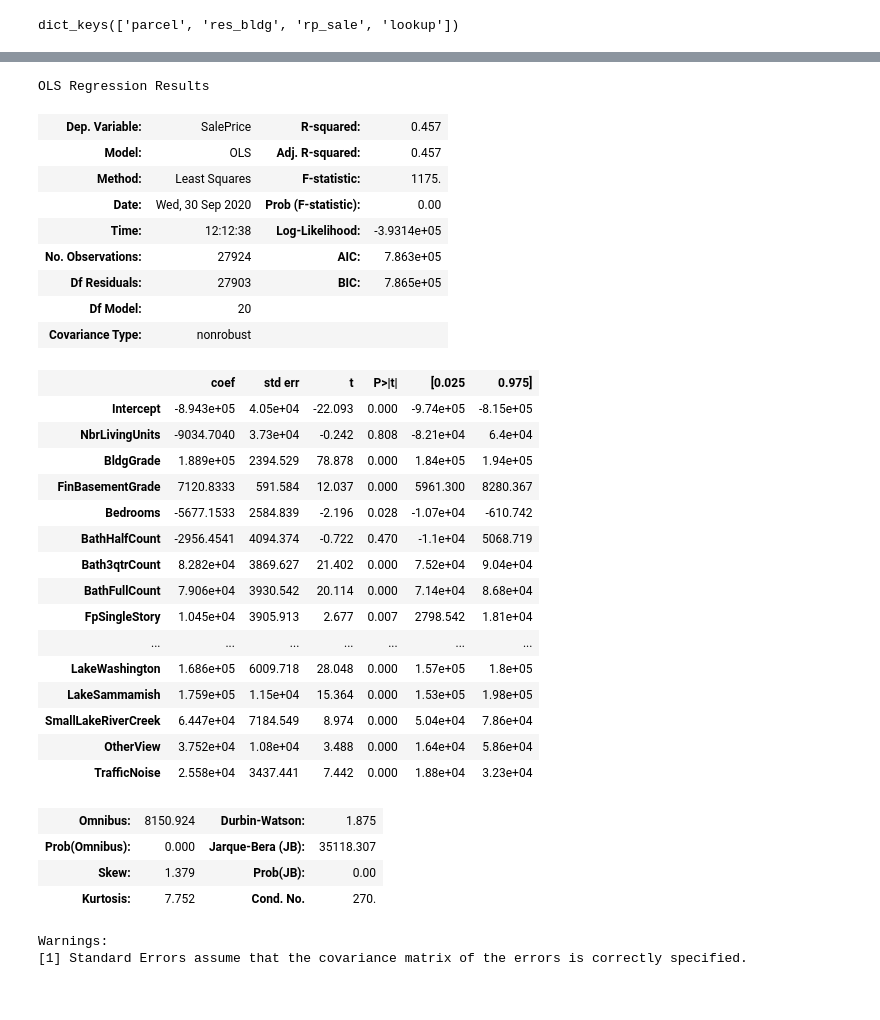
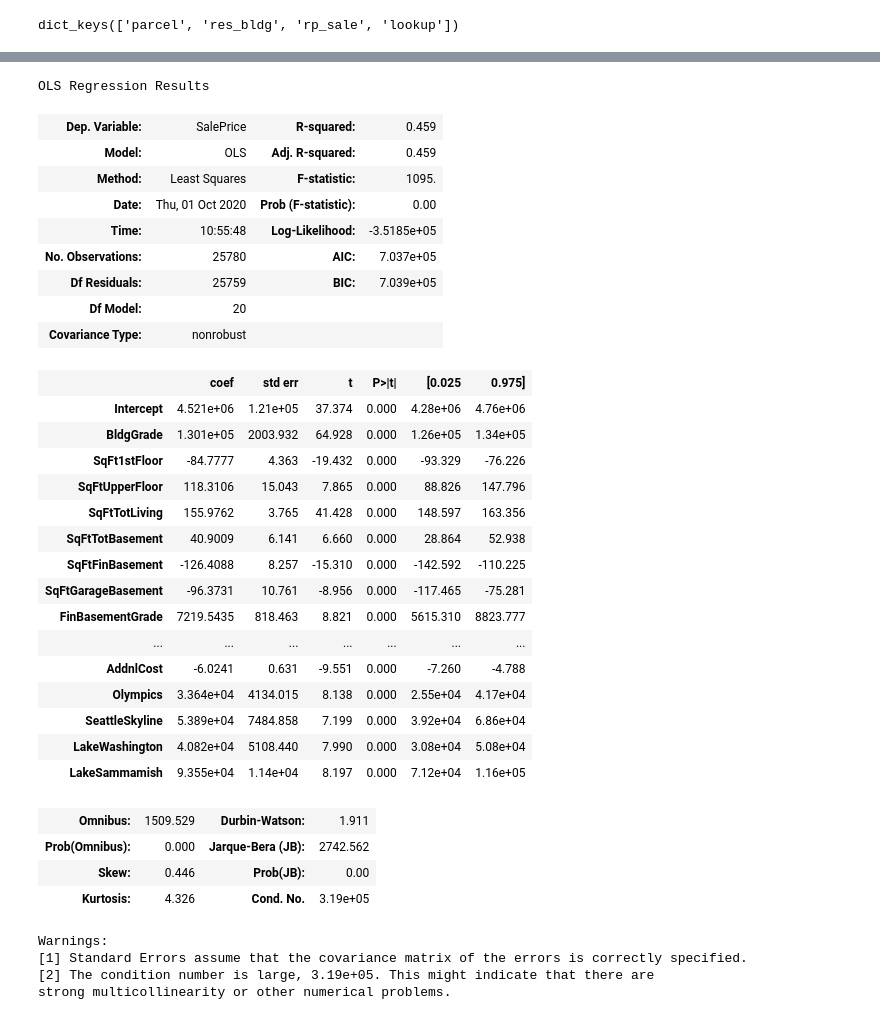
Before and after one commit to Jaccomando/phase_2_project_chicago-sf-seattle-ds-082420, a Jupyter notebook: exploratory/matt_model_testing.ipynb, the cells around one changed output, grey strips where cells are left out. Saved outputs shown, nothing was run; the diff lists cells and outputs as text; code cells hidden in the pictures.

```diff
--- a/exploratory/matt_model_testing.ipynb
+++ b/exploratory/matt_model_testing.ipynb
@@ -189 +136,3 @@ Warnings:
+# %%
+model_25_ords = produce_model(predictors, 'SalePrice')
 # %%
@@ -208,42 +157,38 @@ Intercept             761475.284737
 dtype: float64
-# %%
-preds = 'SalePrice ~ ' + str(predictors_not_scaled.columns[1])
-for pred in predictors_not_scaled.columns[2:]:
-    preds = preds + f' + {pred}'
-formula = preds
-
-model = smf.ols(preds, predictors_not_scaled).fit()
-model.summary()
-# %% [output]
-OLS Regression Results
-| Dep. Variable: | SalePrice | R-squared: | 0.457 |
-| Model: | OLS | Adj. R-squared: | 0.457 |
-| Method: | Least Squares | F-statistic: | 1175. |
-| Date: | Wed, 30 Sep 2020 | Prob (F-statistic): | 0.00 |
-| Time: | 12:12:38 | Log-Likelihood: | -3.9314e+05 |
-| No. Observations: | 27924 | AIC: | 7.863e+05 |
-| Df Residuals: | 27903 | BIC: | 7.865e+05 |
-| Df Model: | 20 |  |  |
-| Covariance Type: | nonrobust |  |  |
-|  | coef | std err | t | P>|t| | [0.025 | 0.975] |
-| Intercept | -8.943e+05 | 4.05e+04 | -22.093 | 0.000 | -9.74e+05 | -8.15e+05 |
-| NbrLivingUnits | -9034.7040 | 3.73e+04 | -0.242 | 0.808 | -8.21e+04 | 6.4e+04 |
-| BldgGrade | 1.889e+05 | 2394.529 | 78.878 | 0.000 | 1.84e+05 | 1.94e+05 |
-| FinBasementGrade | 7120.8333 | 591.584 | 12.037 | 0.000 | 5961.300 | 8280.367 |
-| Bedrooms | -5677.1533 | 2584.839 | -2.196 | 0.028 | -1.07e+04 | -610.742 |
-| BathHalfCount | -2956.4541 | 4094.374 | -0.722 | 0.470 | -1.1e+04 | 5068.719 |
-| Bath3qtrCount | 8.282e+04 | 3869.627 | 21.402 | 0.000 | 7.52e+04 | 9.04e+04 |
-| BathFullCount | 7.906e+04 | 3930.542 | 20.114 | 0.000 | 7.14e+04 | 8.68e+04 |
-| FpSingleStory | 1.045e+04 | 3905.913 | 2.677 | 0.007 | 2798.542 | 1.81e+04 |
-| ... | ... | ... | ... | ... | ... | ... |
-| LakeWashington | 1.686e+05 | 6009.718 | 28.048 | 0.000 | 1.57e+05 | 1.8e+05 |
-| LakeSammamish | 1.759e+05 | 1.15e+04 | 15.364 | 0.000 | 1.53e+05 | 1.98e+05 |
-| SmallLakeRiverCreek | 6.447e+04 | 7184.549 | 8.974 | 0.000 | 5.04e+04 | 7.86e+04 |
-| OtherView | 3.752e+04 | 1.08e+04 | 3.488 | 0.000 | 1.64e+04 | 5.86e+04 |
-| TrafficNoise | 2.558e+04 | 3437.441 | 7.442 | 0.000 | 1.88e+04 | 3.23e+04 |
-| Omnibus: | 8150.924 | Durbin-Watson: | 1.875 |
-| Prob(Omnibus): | 0.000 | Jarque-Bera (JB): | 35118.307 |
-| Skew: | 1.379 | Prob(JB): | 0.00 |
-| Kurtosis: | 7.752 | Cond. No. | 270. |
-Warnings:
-[1] Standard Errors assume that the covariance matrix of the errors is correctly specified.
+# %%
+model_25_ords.summary()
+# %% [output]
+OLS Regression Results
+| Dep. Variable: | SalePrice | R-squared: | 0.459 |
+| Model: | OLS | Adj. R-squared: | 0.459 |
+| Method: | Least Squares | F-statistic: | 1095. |
+| Date: | Thu, 01 Oct 2020 | Prob (F-statistic): | 0.00 |
+| Time: | 10:55:48 | Log-Likelihood: | -3.5185e+05 |
+| No. Observations: | 25780 | AIC: | 7.037e+05 |
+| Df Residuals: | 25759 | BIC: | 7.039e+05 |
+| Df Model: | 20 |  |  |
+| Covariance Type: | nonrobust |  |  |
+|  | coef | std err | t | P>|t| | [0.025 | 0.975] |
+| Intercept | 4.521e+06 | 1.21e+05 | 37.374 | 0.000 | 4.28e+06 | 4.76e+06 |
+| BldgGrade | 1.301e+05 | 2003.932 | 64.928 | 0.000 | 1.26e+05 | 1.34e+05 |
+| SqFt1stFloor | -84.7777 | 4.363 | -19.432 | 0.000 | -93.329 | -76.226 |
+| SqFtUpperFloor | 118.3106 | 15.043 | 7.865 | 0.000 | 88.826 | 147.796 |
+| SqFtTotLiving | 155.9762 | 3.765 | 41.428 | 0.000 | 148.597 | 163.356 |
+| SqFtTotBasement | 40.9009 | 6.141 | 6.660 | 0.000 | 28.864 | 52.938 |
+| SqFtFinBasement | -126.4088 | 8.257 | -15.310 | 0.000 | -142.592 | -110.225 |
+| SqFtGarageBasement | -96.3731 | 10.761 | -8.956 | 0.000 | -117.465 | -75.281 |
+| FinBasementGrade | 7219.5435 | 818.463 | 8.821 | 0.000 | 5615.310 | 8823.777 |
+| ... | ... | ... | ... | ... | ... | ... |
+| AddnlCost | -6.0241 | 0.631 | -9.551 | 0.000 | -7.260 | -4.788 |
+| Olympics | 3.364e+04 | 4134.015 | 8.138 | 0.000 | 2.55e+04 | 4.17e+04 |
+| SeattleSkyline | 5.389e+04 | 7484.858 | 7.199 | 0.000 | 3.92e+04 | 6.86e+04 |
+| LakeWashington | 4.082e+04 | 5108.440 | 7.990 | 0.000 | 3.08e+04 | 5.08e+04 |
+| LakeSammamish | 9.355e+04 | 1.14e+04 | 8.197 | 0.000 | 7.12e+04 | 1.16e+05 |
+| Omnibus: | 1509.529 | Durbin-Watson: | 1.911 |
+| Prob(Omnibus): | 0.000 | Jarque-Bera (JB): | 2742.562 |
+| Skew: | 0.446 | Prob(JB): | 0.00 |
+| Kurtosis: | 4.326 | Cond. No. | 3.19e+05 |
+Warnings:
+[1] Standard Errors assume that the covariance matrix of the errors is correctly specified.
+[2] The condition number is large, 3.19e+05. This might indicate that there are
+strong multicollinearity or other numerical problems.
```
Also changed, not shown: parts of 25 cells of this notebook, 2 other files.
